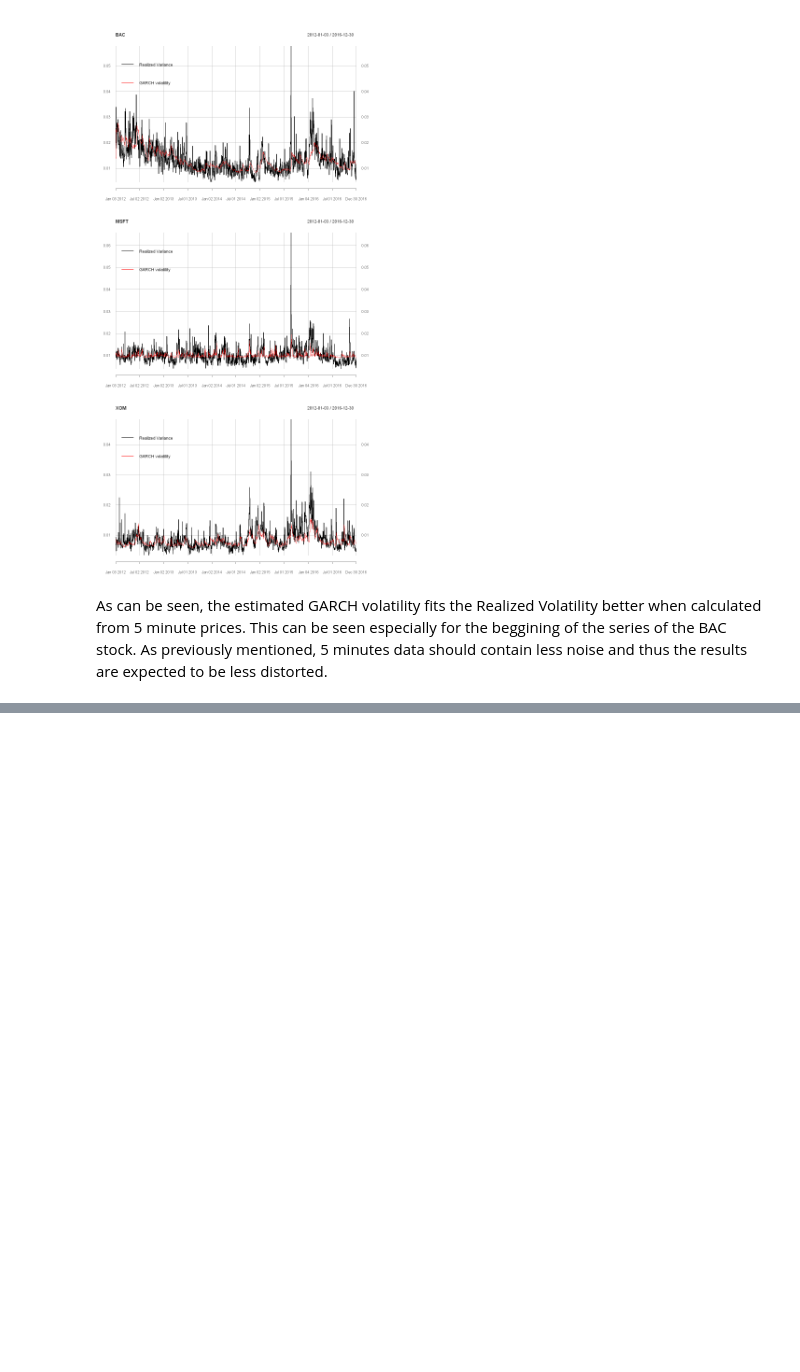
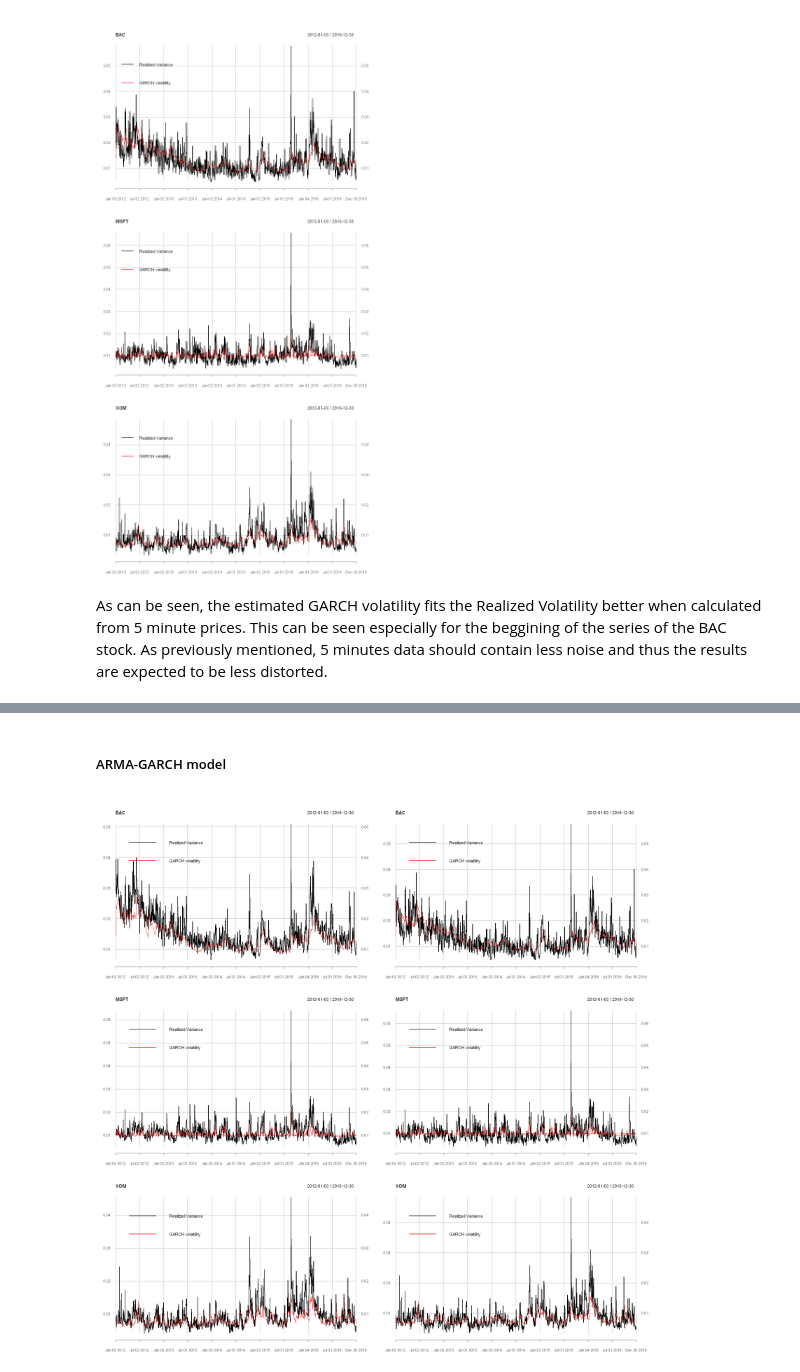
Before and after one commit to JanK0095/Financial-Econometrics-Course-Projects, a Jupyter notebook: HW3/FE1_HW3_Kubal_Mattanelli.ipynb, the cells around one changed output, grey strips where cells are left out. Drawn from its saved outputs; the diff is of its cells as text; code cells hidden in the pictures; blank space fills up the shorter version.

```diff
--- a/HW3/FE1_HW3_Kubal_Mattanelli.ipynb
+++ b/HW3/FE1_HW3_Kubal_Mattanelli.ipynb
@@ -1114,0 +1157,19 @@ As can be seen, the estimated GARCH volatility fits the Realized Volatility bett
+# %% [markdown]
+##### ARMA-GARCH model
+# %%
+options(repr.plot.width = 20, repr.plot.height = 20)
+par(mfcol = c(3, 2))
+for (i in 1:3) {
+    plot_holder <- plot(sqrt(to.daily(real_var_from_returns[[i]], OHLC = F)), main = stock_names[i])
+    plot_holder <- lines(garch_vol[[i]], col = "red")
+    plot_holder <- addLegend("topleft", on = 1, legend.names = c("Realized Variance", "GARCH volatility"), col = c("black", "red"), lty = 1, bty = "n", lwd = 2)
+    print(plot_holder)
+}
+for (i in 1:3) {
+    plot_holder <- plot(sqrt(to.daily(real_var_from_5min_returns[[i]], OHLC = F)), main = stock_names[i])
+    plot_holder <- lines(garch_vol_5min[[i]], col = "red")
+    plot_holder <- addLegend("topleft", on = 1, legend.names = c("Realized Variance", "GARCH volatility"), col = c("black", "red"), lty = 1, bty = "n", lwd = 2)
+    print(plot_holder)
+}
+# %% [output]
+[figure, added]
```
Also changed, not shown: parts of 6 cells of this notebook.
